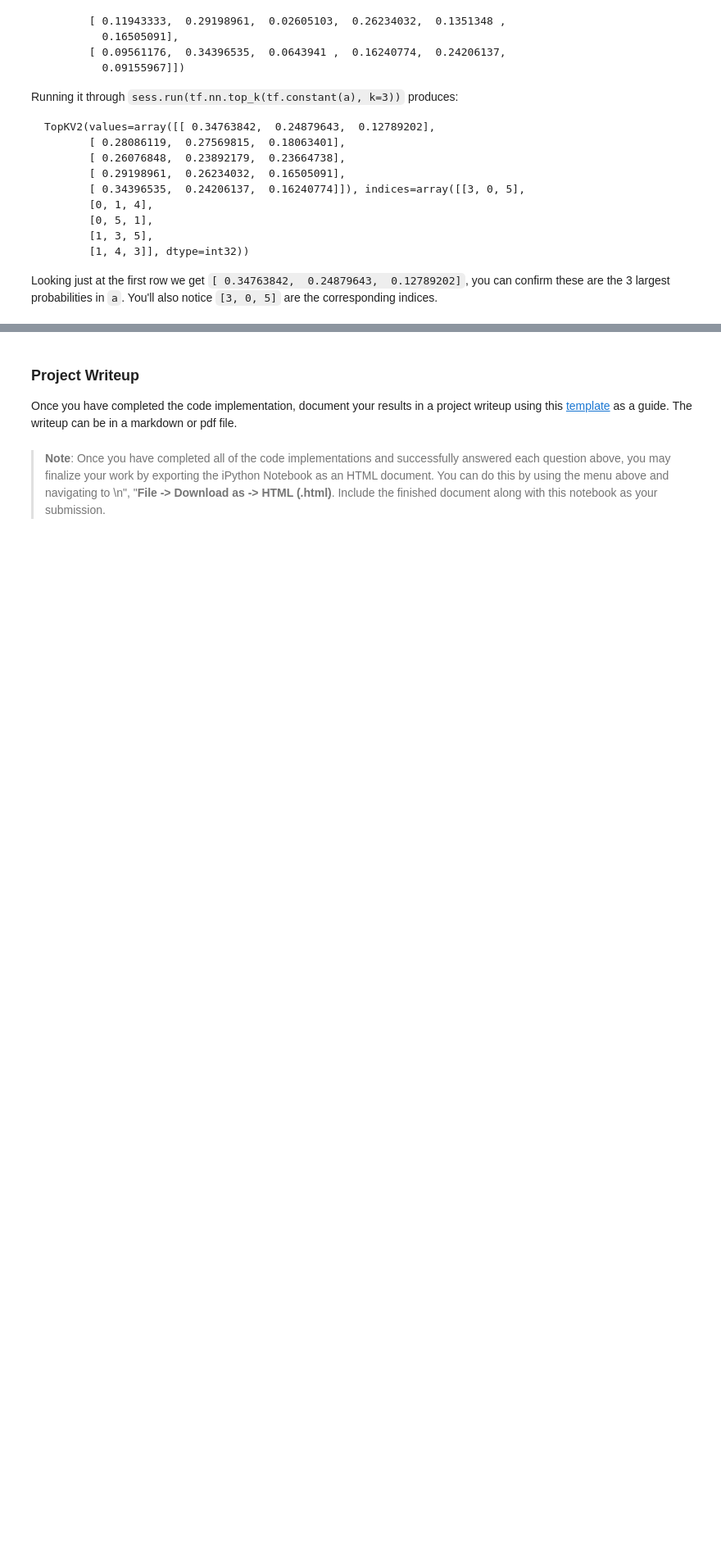
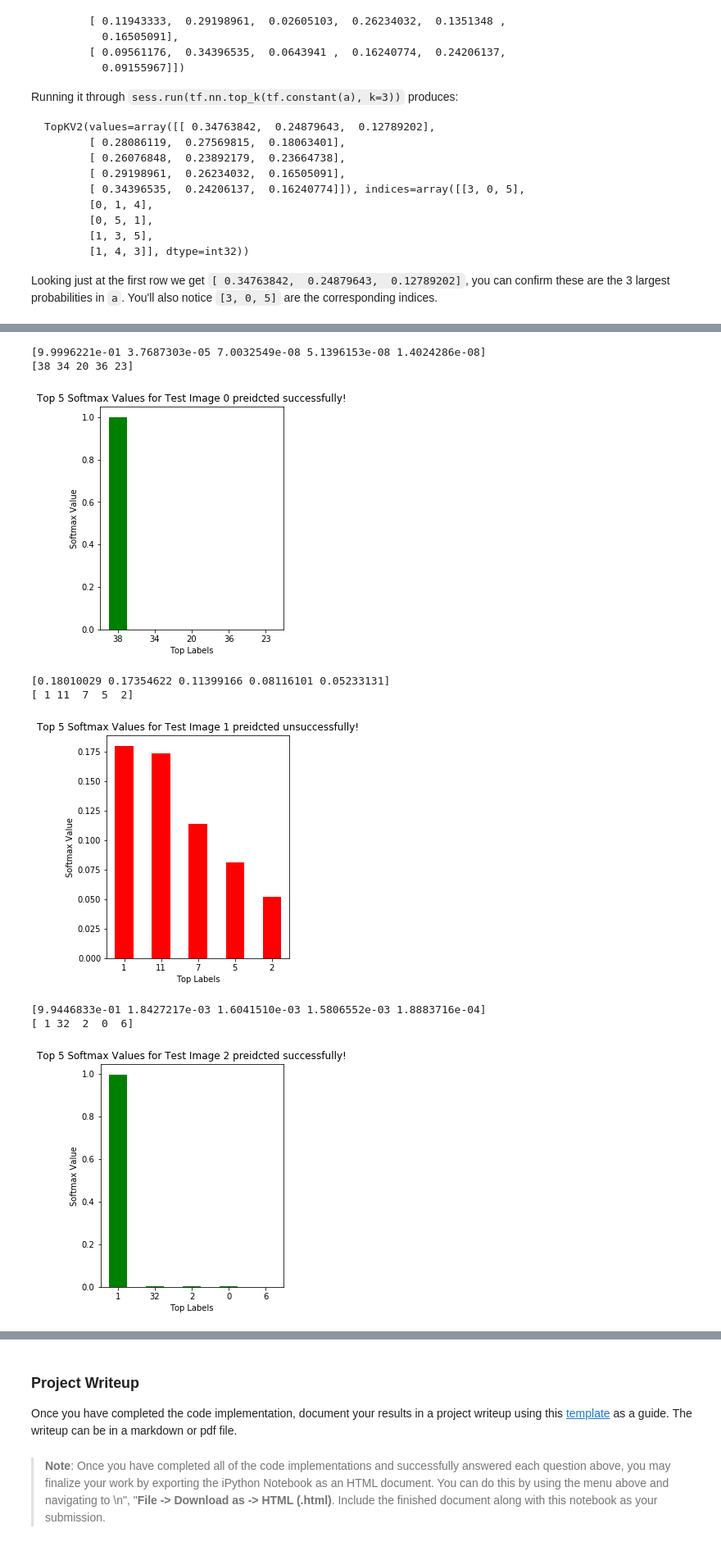
Before and after one commit to komerpoodari/CarND-Traffic-Sign-Classifier-Project, a Jupyter notebook: Traffic_Sign_Classifier.ipynb, the cells around one changed output, grey strips where cells are left out. Shown: that part at 82% size. Drawn from its saved outputs; the diff is of its cells as text; code cells hidden in the pictures; blank space fills up the shorter version.

```diff
--- a/Traffic_Sign_Classifier.ipynb
+++ b/Traffic_Sign_Classifier.ipynb
@@ -345,7 +345,7 @@ The hyper parameters `EPOCH`, `BATCH_SIZE` and 'LEARN_RATE' values affect the tr
 # %%
 ### Important hyper parameters
 
-EPOCHS = 10 #32
+EPOCHS = 20 #32
 LEARN_RATE = 0.001 #0.001
 BATCH_SIZE = 128 #128
 KEEP_PROB = 0.70
@@ -660,7 +545,8 @@ one_hot_y_t = tf.one_hot(y_t, n_classes)
 ### Feel free to use as many code cells as needed.
 #load the model
 
-
+successful_prediction = np.zeros((X_t.shape[0]))
+print(successful_prediction.shape)
 with tf.Session() as sess:
     # Restore model from disk.
     saver.restore(sess, "./model")
@@ -670,7 +556,12 @@ with tf.Session() as sess:
 
     for indx in range (X_t.shape[0]):
         plot_image(X_t[indx])
-        print("Image {}: prediction: {}.{}".format(indx, label_results[indx], get_class_desc(label_results[indx])))
+        if (label_results[indx] == y_t[indx]):
+            successful_prediction[indx] = True
+            print("Image {}: Successful Prediction!: {}. {}".format(indx, label_results[indx], get_class_desc(label_results[indx])))
+        else:
+            print("Image {}: Unsuccessful Successful Prediction!: {}. {}".format(indx, label_results[indx], get_class_desc(label_results[indx])))
+
         print()
         print()
 # %% [output]
@@ -738,11 +630,11 @@ Looking just at the first row we get `[ 0.34763842,  0.24879643,  0.12789202]`,
 # %%
 ### Print out the top five softmax probabilities for the predictions on the German traffic sign images found on the web.
 ### Feel free to use as many code cells as needed.
+n_TopK = 5
 print("soft_mx shape:", soft_mx.shape)
-#print (soft_mx)
 tf_soft_mx = tf.convert_to_tensor (soft_mx, dtype=tf.float32)
 with tf.Session() as sess:
-    topKV = sess.run(tf.nn.top_k(tf.constant(soft_mx), k=5))
+    topKV = sess.run(tf.nn.top_k(tf.constant(soft_mx), k=n_TopK))
     print(topKV)
 # %% [output]
 soft_mx shape: (5, 43)
@@ -762,0 +658,40 @@ TopKV2(values=array([[5.1829076e-01, 4.5525020e-01, 1.8521609e-02, 5.2153668e-03
+# %%
+def plot_histo (values, indices, img_id, b_success):
+    # values:  value array of top K for a test image
+    # indices: indices (signature) array of top K for a test image.
+    # imag_id: image index
+    # b_success:  True if prediction was successful.
+    a_range = np.arange(len(indices))  # number of x labels
+
+    plt.figure(figsize=(4, 5))
+    if (b_success == True):
+        plt.bar(a_range, values, 0.5, color='g')
+        plt.title('Top {} Softmax Values for Test Image {} preidcted successfully!'.format(len(values), img_id))
+
+    else:
+        plt.bar(a_range, values, 0.5, color='r')
+        plt.title('Top {} Softmax Values for Test Image {} preidcted unsuccessfully!'.format(len(values), img_id))
+
+    plt.ylabel('Softmax Value')
+    plt.xlabel('Top Labels')
+    plt.xticks(a_range, tuple(indices))
+    plt.show()
+
+
+values, indices = topKV
+
+for img_id in range(soft_mx.shape[0]):
+    print(values[img_id])
+    print (indices[img_id])
+
+    plot_histo(values[img_id], indices [img_id], img_id, successful_prediction[img_id])
+# %% [output]
+[9.9996221e-01 3.7687303e-05 7.0032549e-08 5.1396153e-08 1.4024286e-08]
+[38 34 20 36 23]
+[figure, added]
+[0.18010029 0.17354622 0.11399166 0.08116101 0.05233131]
+[ 1 11  7  5  2]
+[figure, added]
+[9.9446833e-01 1.8427217e-03 1.6041510e-03 1.5806552e-03 1.8883716e-04]
+[ 1 32  2  0  6]
+[figure, added]
```
Also changed, not shown: parts of 19 cells of this notebook, 11 other files.
